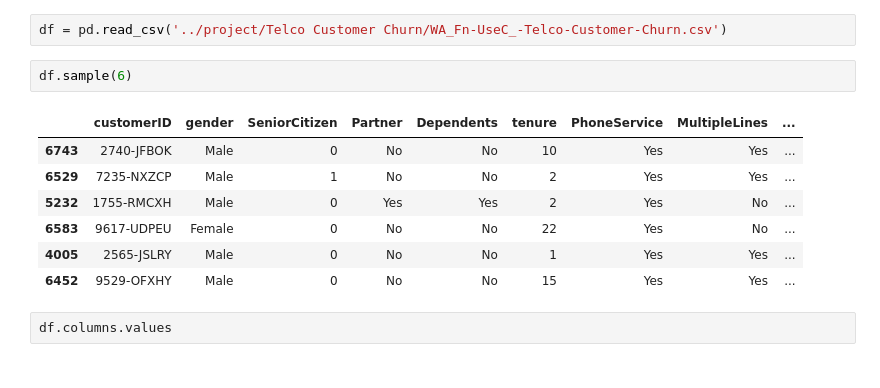
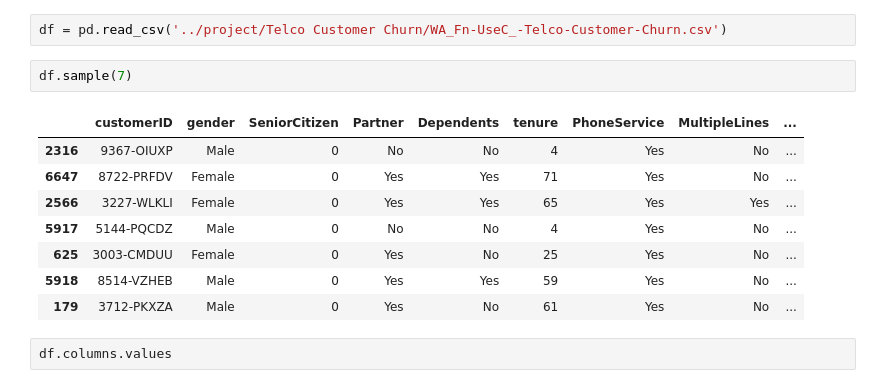
Before and after one commit to muhammadrifki1992/Project, a Jupyter notebook: Telco_Cust_Churn-EDA.ipynb, the cells around one changed output. Saved outputs shown, nothing was run; the diff lists cells and outputs as text.

```diff
--- a/Telco_Cust_Churn-EDA.ipynb
+++ b/Telco_Cust_Churn-EDA.ipynb
@@ -70,15 +67,16 @@ print(os.listdir('../project/Telco Customer Churn'))
 # %%
 df = pd.read_csv('../project/Telco Customer Churn/WA_Fn-UseC_-Telco-Customer-Churn.csv')
 # %%
-df.sample(6)
+df.sample(7)
 # %% [output]
 |  | customerID | gender | SeniorCitizen | Partner | Dependents | tenure | PhoneService | MultipleLines | ... |
-| 6743 | 2740-JFBOK | Male | 0 | No | No | 10 | Yes | Yes | ... |
-| 6529 | 7235-NXZCP | Male | 1 | No | No | 2 | Yes | Yes | ... |
-| 5232 | 1755-RMCXH | Male | 0 | Yes | Yes | 2 | Yes | No | ... |
-| 6583 | 9617-UDPEU | Female | 0 | No | No | 22 | Yes | No | ... |
-| 4005 | 2565-JSLRY | Male | 0 | No | No | 1 | Yes | Yes | ... |
-| 6452 | 9529-OFXHY | Male | 0 | No | No | 15 | Yes | Yes | ... |
+| 2316 | 9367-OIUXP | Male | 0 | No | No | 4 | Yes | No | ... |
+| 6647 | 8722-PRFDV | Female | 0 | Yes | Yes | 71 | Yes | No | ... |
+| 2566 | 3227-WLKLI | Female | 0 | Yes | Yes | 65 | Yes | Yes | ... |
+| 5917 | 5144-PQCDZ | Male | 0 | No | No | 4 | Yes | No | ... |
+| 625 | 3003-CMDUU | Female | 0 | Yes | No | 25 | Yes | No | ... |
+| 5918 | 8514-VZHEB | Male | 0 | Yes | Yes | 59 | Yes | No | ... |
+| 179 | 3712-PKXZA | Male | 0 | Yes | No | 61 | Yes | No | ... |
 # %%
 df.columns.values
 # %% [output]
```
Also changed, not shown: parts of 88 cells of this notebook.
